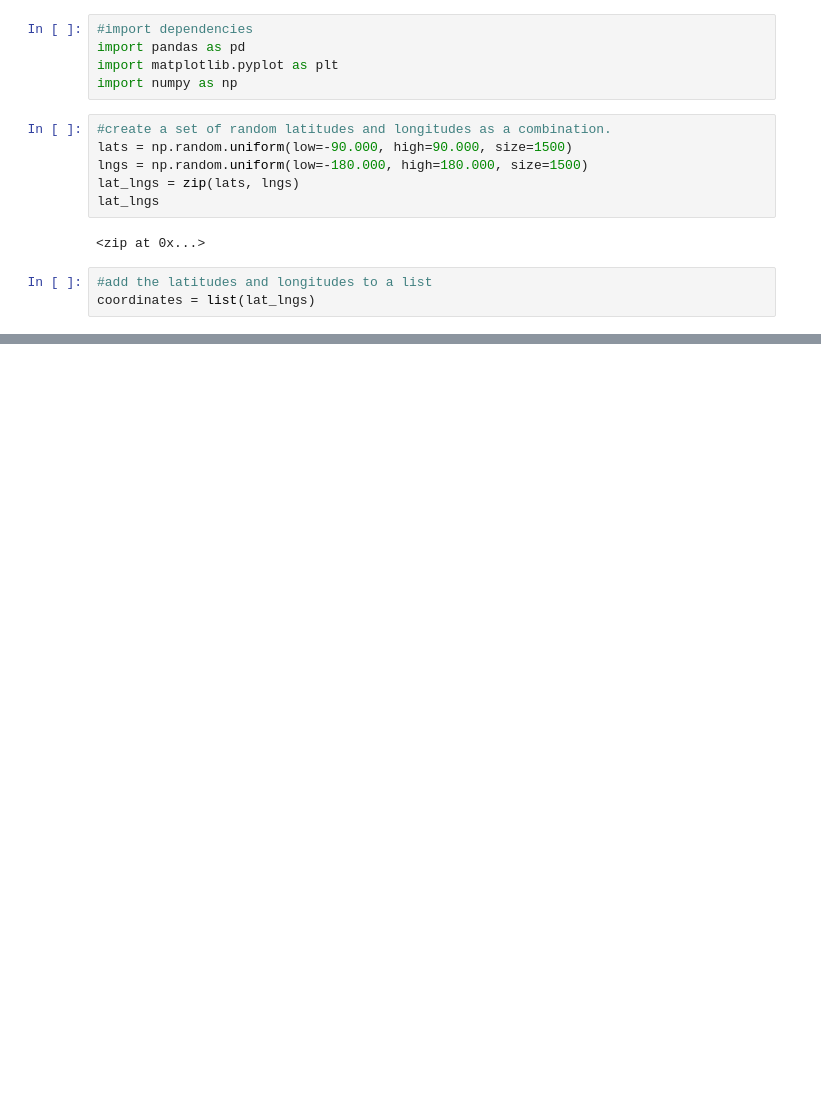
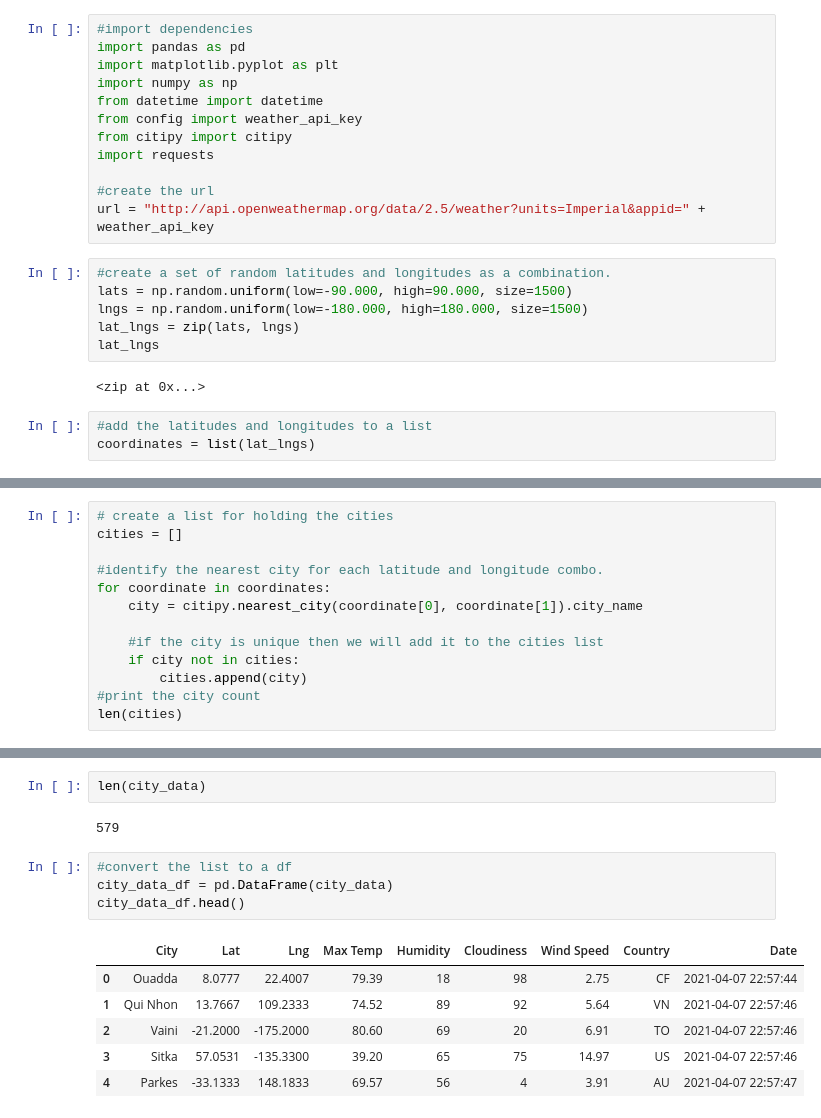
Before and after one commit to cbartoe/World_Weather_Analysis, a Jupyter notebook: WeatherPy.ipynb, the cells around one changed output, grey strips where cells are left out. Saved outputs shown, nothing was run; the diff lists cells and outputs as text; blank space fills up the shorter version.

```diff
--- a/WeatherPy.ipynb
+++ b/WeatherPy.ipynb
@@ -3,6 +3,13 @@
 import pandas as pd
 import matplotlib.pyplot as plt
 import numpy as np
+from datetime import datetime
+from config import weather_api_key
+from citipy import citipy
+import requests
+
+#create the url
+url = "http://api.openweathermap.org/data/2.5/weather?units=Imperial&appid=" + weather_api_key
 # %%
 #create a set of random latitudes and longitudes as a combination.
 lats = np.random.uniform(low=-90.000, high=90.000, size=1500)
@@ -20,0 +24,13 @@ ModuleNotFoundError: No module named 'citipy'
+# %%
+# create a list for holding the cities
+cities = []
+
+#identify the nearest city for each latitude and longitude combo.
+for coordinate in coordinates:
+    city = citipy.nearest_city(coordinate[0], coordinate[1]).city_name
+
+    #if the city is unique then we will add it to the cities list
+    if city not in cities:
+        cities.append(city)
+#print the city count
+len(cities)
@@ -20,0 +119,15 @@ ModuleNotFoundError: No module named 'citipy'
+# %%
+len(city_data)
+# %% [output]
+579
+# %%
+#convert the list to a df
+city_data_df = pd.DataFrame(city_data)
+city_data_df.head()
+# %% [output]
+|  | City | Lat | Lng | Max Temp | Humidity | Cloudiness | Wind Speed | Country | Date |
+| 0 | Ouadda | 8.0777 | 22.4007 | 79.39 | 18 | 98 | 2.75 | CF | 2021-04-07 22:57:44 |
+| 1 | Qui Nhon | 13.7667 | 109.2333 | 74.52 | 89 | 92 | 5.64 | VN | 2021-04-07 22:57:46 |
+| 2 | Vaini | -21.2000 | -175.2000 | 80.60 | 69 | 20 | 6.91 | TO | 2021-04-07 22:57:46 |
+| 3 | Sitka | 57.0531 | -135.3300 | 39.20 | 65 | 75 | 14.97 | US | 2021-04-07 22:57:46 |
+| 4 | Parkes | -33.1333 | 148.1833 | 69.57 | 56 | 4 | 3.91 | AU | 2021-04-07 22:57:47 |
```
Also changed, not shown: parts of 5 cells of this notebook, 28 other files.
